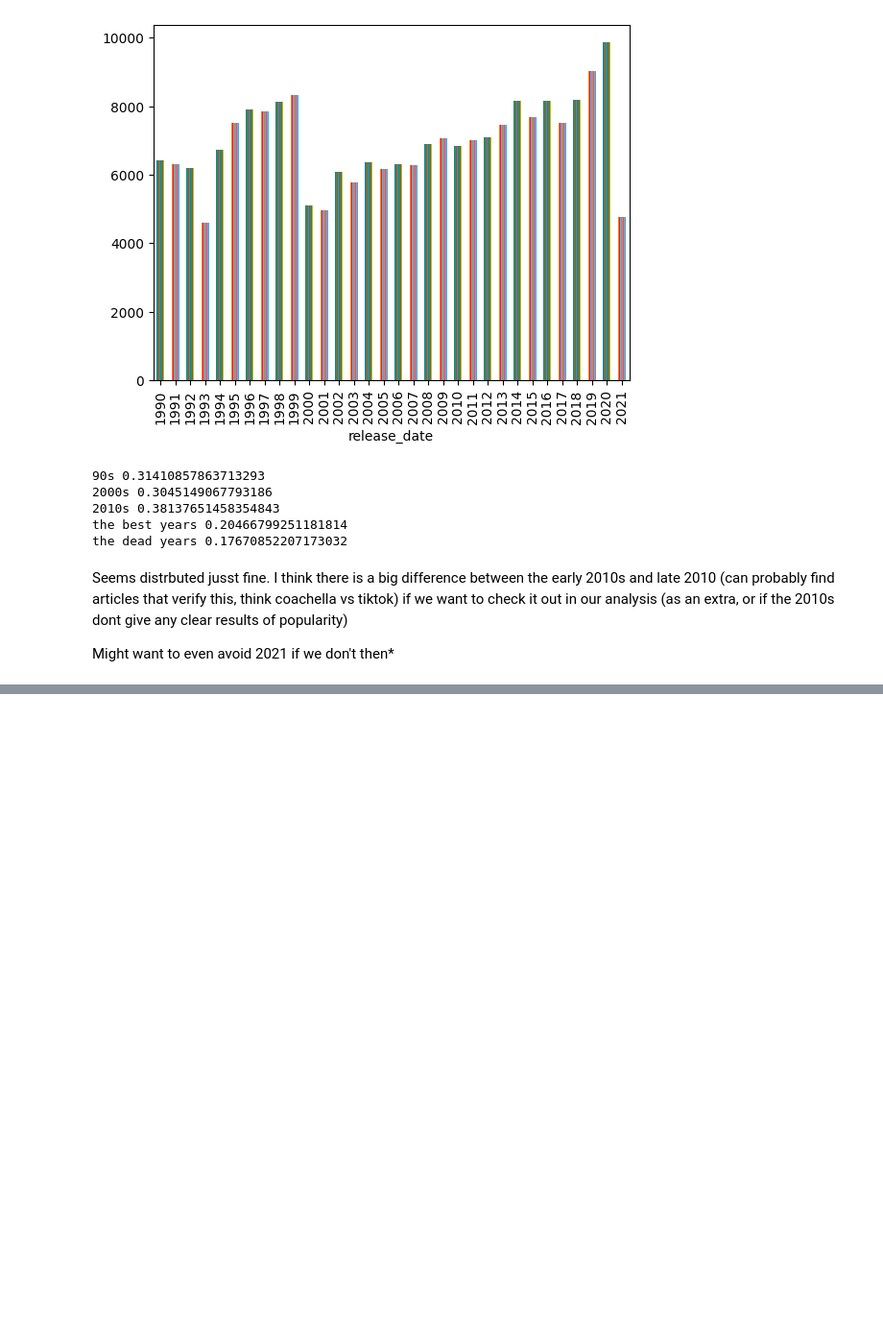
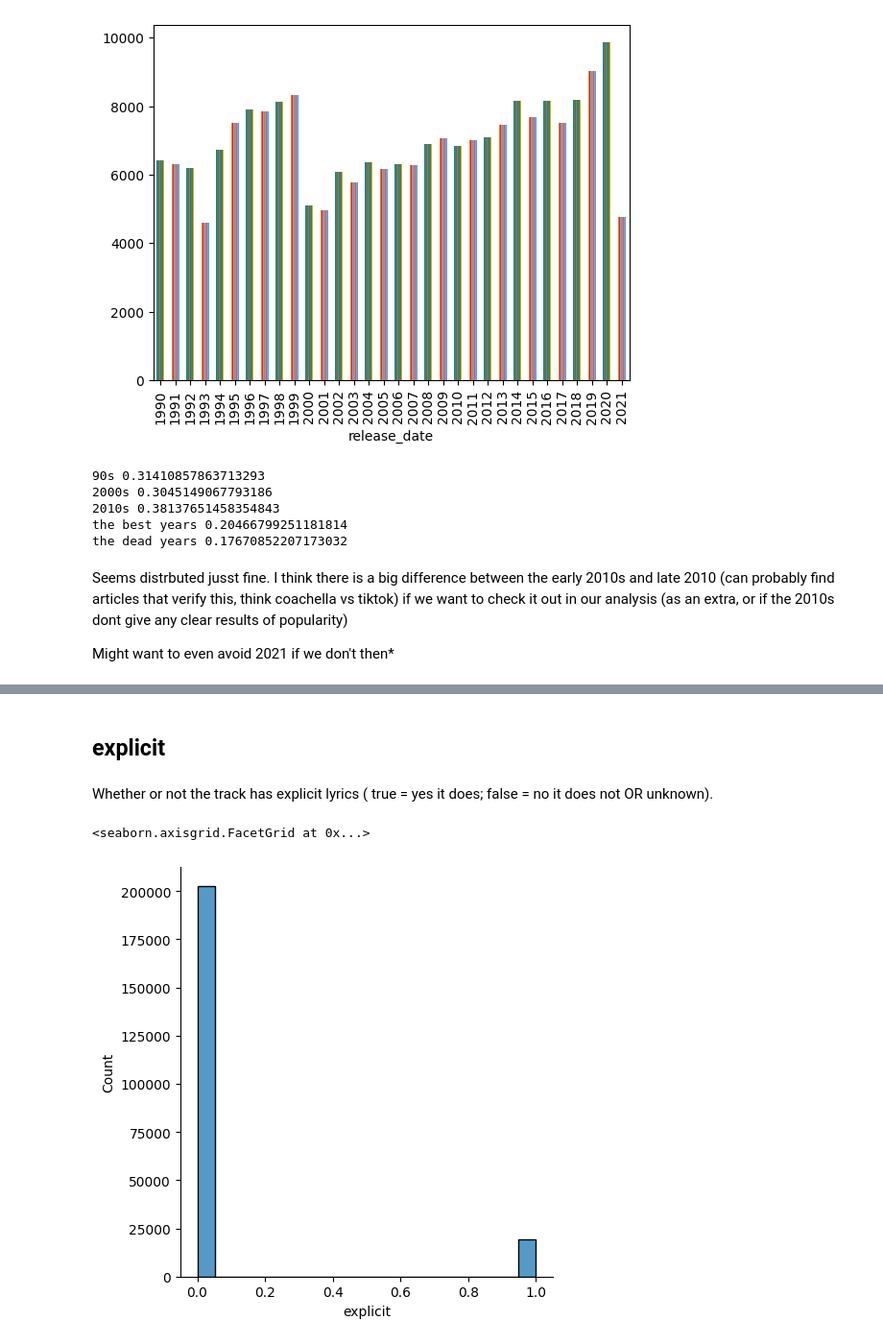
Before and after one commit to aria-51/dsw_tisabop, a Jupyter notebook: da_draftv1.ipynb, the cells around one changed output, grey strips where cells are left out. Shown at 96% size. Drawn from its saved outputs; the diff is of its cells as text; code cells hidden in the pictures; blank space fills up the shorter version.

```diff
--- a/da_draftv1.ipynb
+++ b/da_draftv1.ipynb
@@ -356,0 +403,9 @@ Might want to even avoid 2021 if we don't then*
+# %% [markdown]
+## explicit
+# %% [markdown]
+Whether or not the track has explicit lyrics ( true = yes it does; false = no it does not OR unknown).
+# %%
+sns.displot(df, x="explicit")
+# %% [output]
+<seaborn.axisgrid.FacetGrid at 0x...>
+[figure, added]
```
Also changed, not shown: parts of 48 cells of this notebook.
